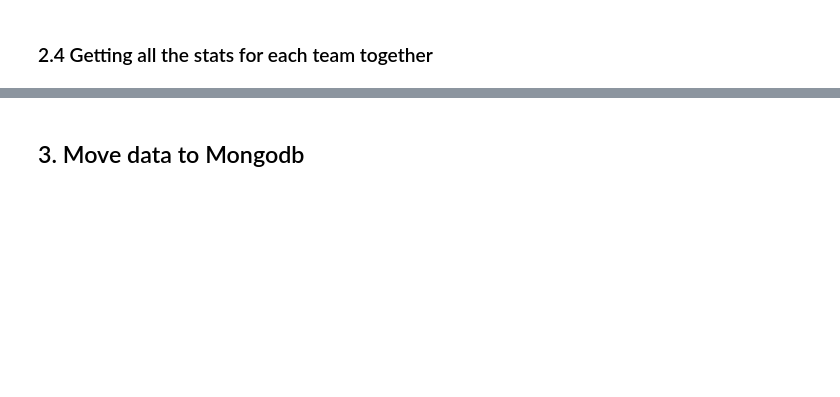
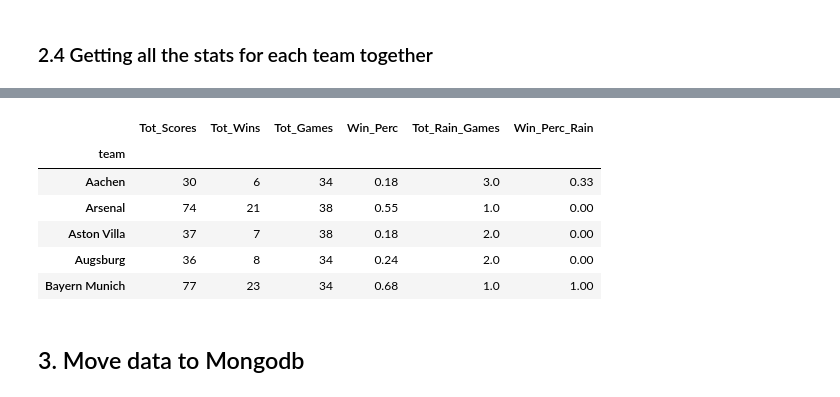
Before and after one commit to tinacliu/london-ds-100719-M2-project-template, a Jupyter notebook: index.ipynb, the cells around one changed output, grey strips where cells are left out. Cells and saved outputs as stored; diff of their text form; code cells hidden in the pictures; blank space fills up the shorter version.

```diff
--- a/index.ipynb
+++ b/index.ipynb
@@ -290,2 +312,12 @@ rain_tot.head()
+# %%
+result.head()
+# %% [output]
+|  | Tot_Scores | Tot_Wins | Tot_Games | Win_Perc | Tot_Rain_Games | Win_Perc_Rain |
+| team |  |  |  |  |  |  |
+| Aachen | 30 | 6 | 34 | 0.18 | 3.0 | 0.33 |
+| Arsenal | 74 | 21 | 38 | 0.55 | 1.0 | 0.00 |
+| Aston Villa | 37 | 7 | 38 | 0.18 | 2.0 | 0.00 |
+| Augsburg | 36 | 8 | 34 | 0.24 | 2.0 | 0.00 |
+| Bayern Munich | 77 | 23 | 34 | 0.68 | 1.0 | 1.00 |
 # %% [markdown]
 ## 3. Move data to Mongodb
```
Also changed, not shown: parts of 7 cells of this notebook, 2 other files.
